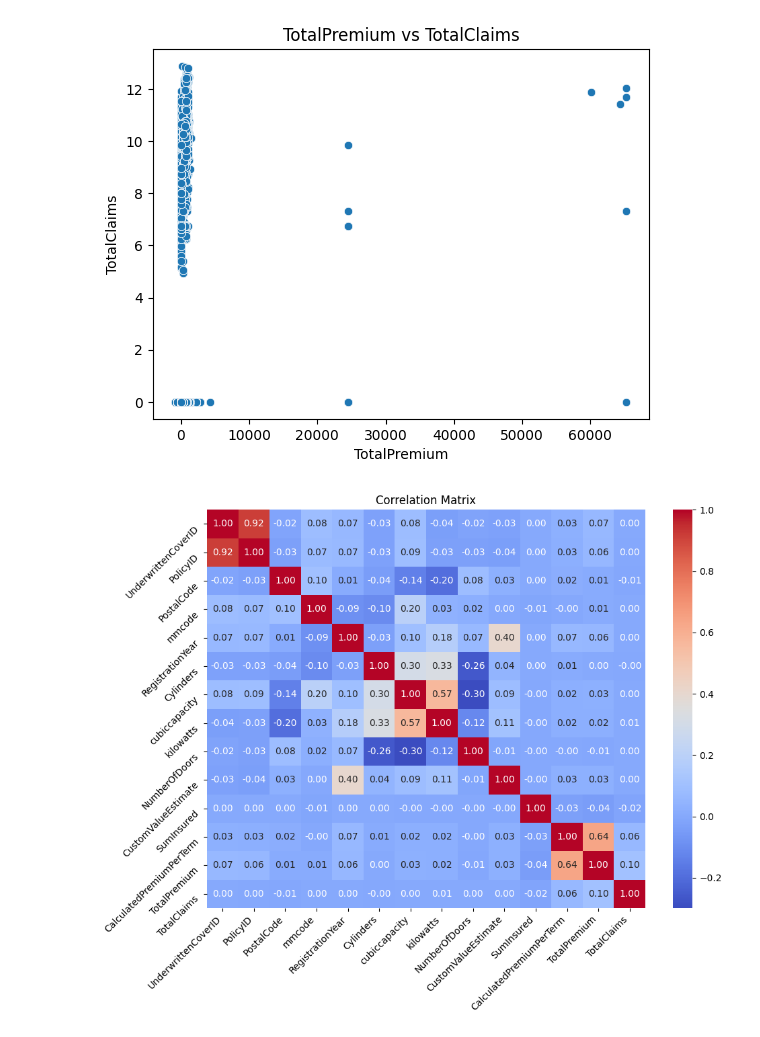
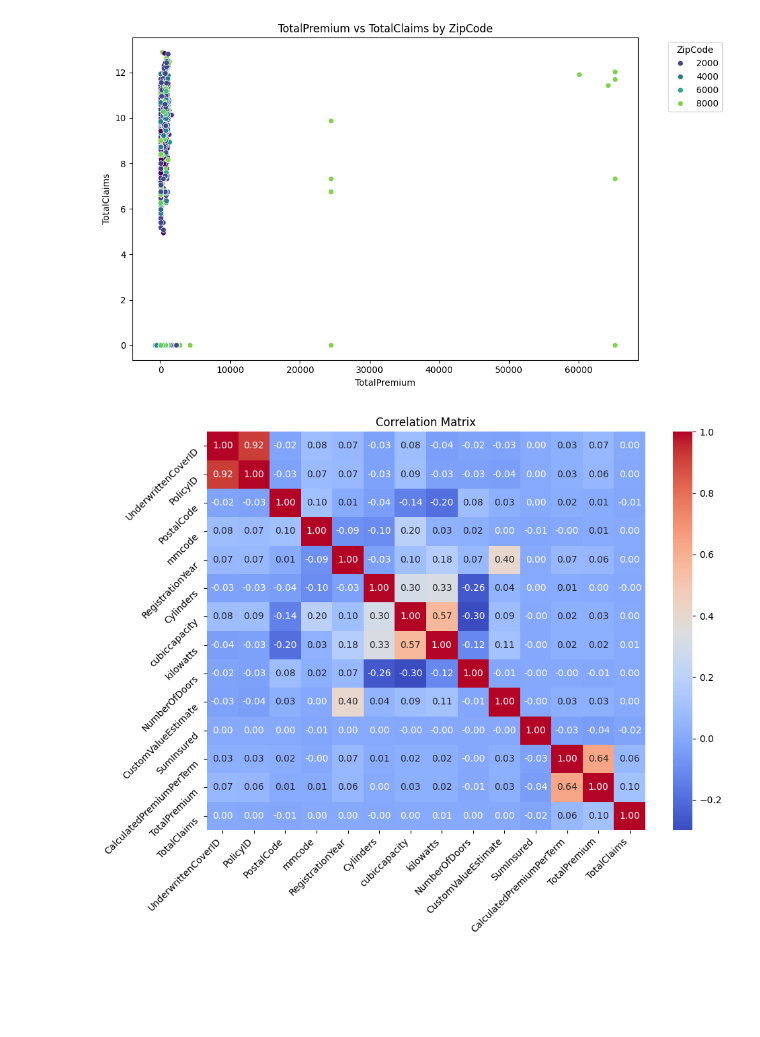
Before and after one commit to mekdes21/alpha-insurance-analytics, a Jupyter notebook: notebooks/03_bivariate_analysis.ipynb, the cells around one changed output. Cells and saved outputs as stored; diff of their text form; code cells hidden in the pictures; blank space fills up the shorter version.

```diff
--- a/notebooks/03_bivariate_analysis.ipynb
+++ b/notebooks/03_bivariate_analysis.ipynb
@@ -1,16 +1,23 @@
+# %%
+import pandas as pd
+import seaborn as sns
+import matplotlib.pyplot as plt
+
+# Load data
+df = pd.read_csv('../data/insurance_data_cleaned.csv')
+
+# Scatter plot with ZipCode as hue (categorize data points by ZipCode)
+plt.figure(figsize=(10, 6))
+sns.scatterplot(x='TotalPremium', y='TotalClaims', hue='PostalCode', data=df, palette='viridis')
+plt.title('TotalPremium vs TotalClaims by ZipCode')
+plt.xlabel('TotalPremium')
+plt.ylabel('TotalClaims')
+plt.legend(title='ZipCode', bbox_to_anchor=(1.05, 1), loc='upper left')  # Place legend outside
+plt.tight_layout()
+plt.show()
+# %% [output]
+[figure, added]
 # %%
-import pandas as pd
-import seaborn as sns
-import matplotlib.pyplot as plt
-
-# Load data
-df = pd.read_csv('../data/insurance_data_cleaned.csv')
-
-# Scatter plot
-sns.scatterplot(x='TotalPremium', y='TotalClaims', data=df)
-plt.title('TotalPremium vs TotalClaims')
-plt.show()
-
 # Select numeric columns for correlation
 numeric_df = df.select_dtypes(include=[float, int])
 
@@ -29,10 +36,7 @@ plt.yticks(rotation=45, va='top')  # Rotate y-axis labels
 
 # Title for the heatmap
 plt.title('Correlation Matrix')
-
-# Show the plot
 plt.tight_layout()  # Automatically adjusts the layout to make room for labels
 plt.show()
 # %% [output]
-[figure, old version]
+[figure, new version]
-[figure, removed]
```
Also changed, not shown: 6 other files.
